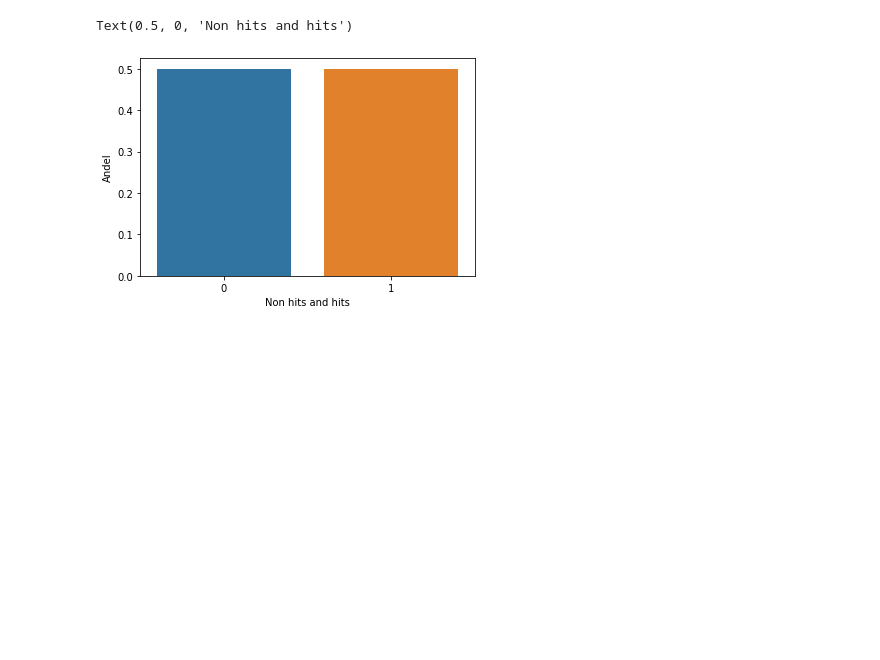
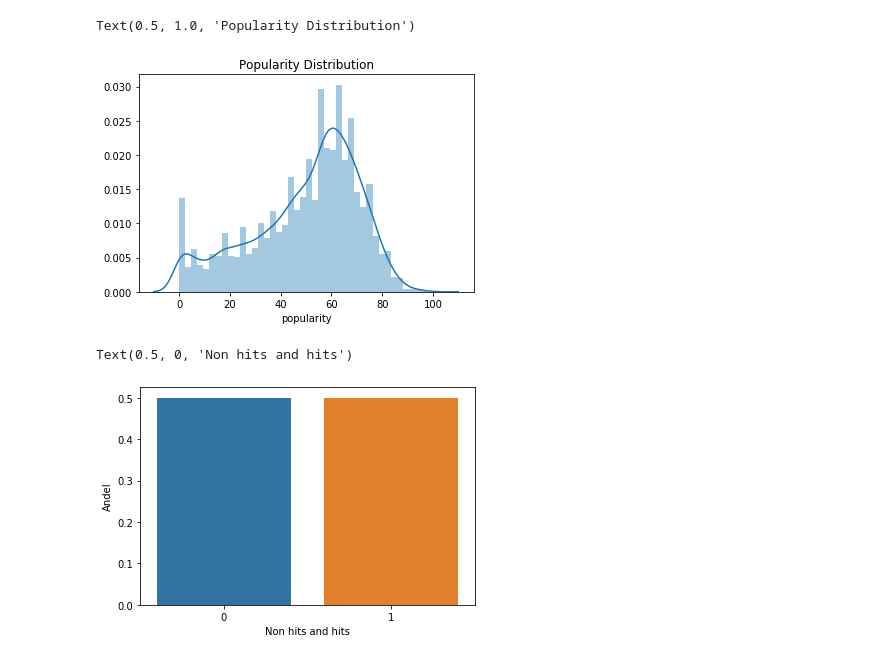
Before and after one commit to eskilrr/tdt4173, a Jupyter notebook: Notebook/data information.ipynb, the cells around one changed output. Drawn from its saved outputs; the diff is of its cells as text; code cells hidden in the pictures; blank space fills up the shorter version.

```diff
--- a/Notebook/data information.ipynb
+++ b/Notebook/data information.ipynb
@@ -19,3 +14,13 @@ Text(0.5, 1.0, 'Popularity Distribution')
+# %%
+flops = df.loc[df['popularity'] < 55]
+diff = len(df.loc[df['popularity'] < 55]) - len(df.loc[df['popularity'] > 55])
+sampled = flops.sample(n = diff)
+df = df.drop(sampled.index)
+
+sns.distplot(df['popularity']).set_title('Popularity Distribution')
+# %% [output]
+Text(0.5, 1.0, 'Popularity Distribution')
+[figure, added]
 # %%
 #Plot fordeling av hit/ikke-hit
 hit_perc = training90s['target'].value_counts()/len(training90s)
```
Also changed, not shown: parts of 24 cells of this notebook, 2 other files.
